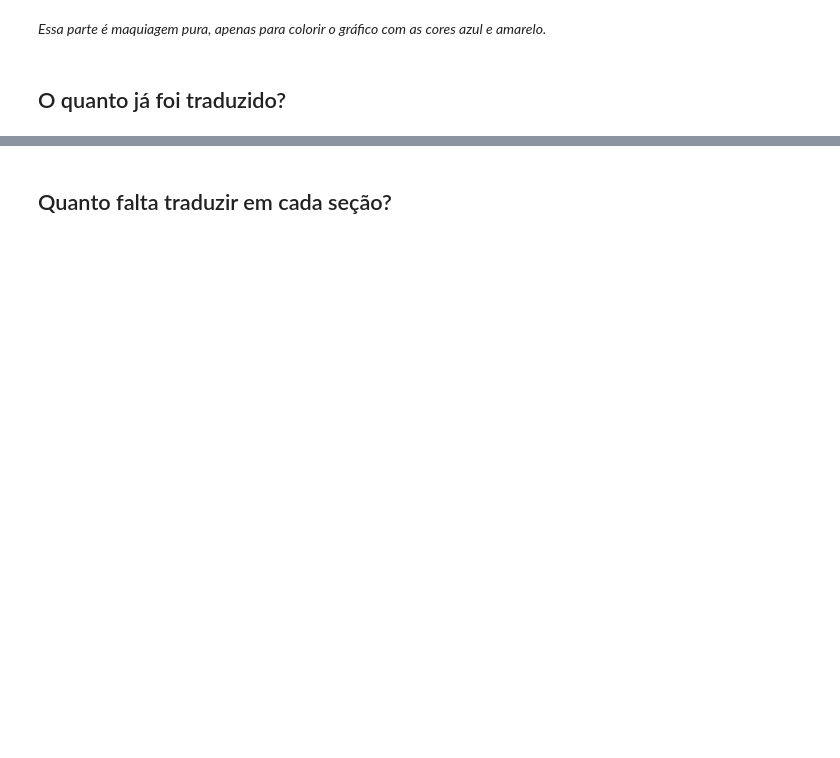
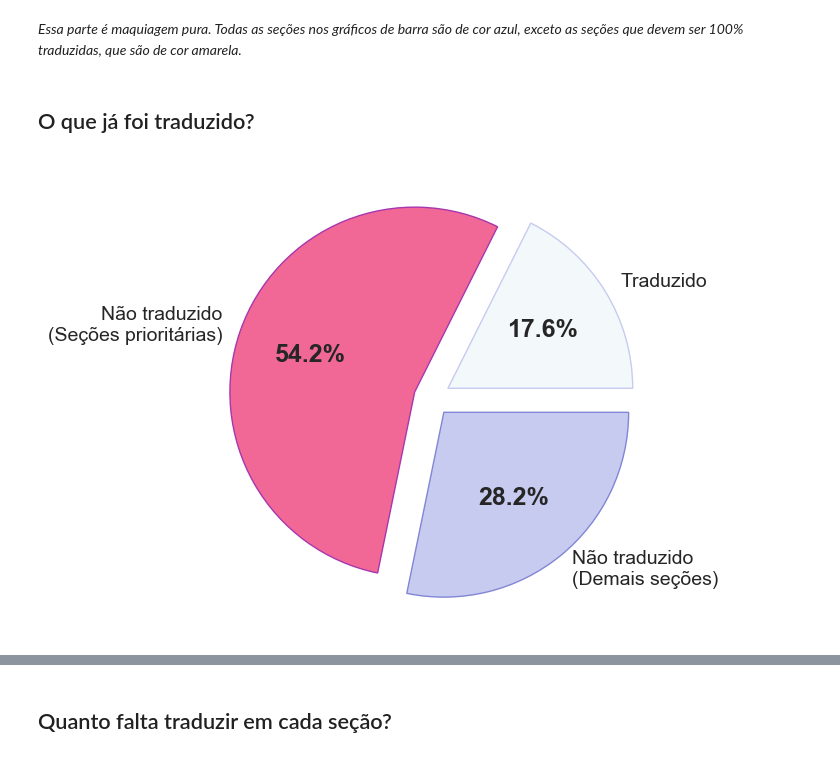
Before and after one commit to rougeth/python-doc-br-stats, a Jupyter notebook: python_doc_br.ipynb, the cells around one changed output, grey strips where cells are left out. Saved outputs shown, nothing was run; the diff lists cells and outputs as text; code cells hidden in the pictures; blank space fills up the shorter version.

```diff
--- a/python_doc_br.ipynb
+++ b/python_doc_br.ipynb
@@ -37,5 +66,5 @@ for resource in resources:
 
 stats = {key: stats[key] for key in sorted(stats.keys(), reverse=True)}
-# %% [markdown]
-*Essa parte é maquiagem pura, apenas para colorir o gráfico com as cores azul e amarelo.*
+# %% [markdown]
+*Essa parte é maquiagem pura. Todas as seções nos gráficos de barra são de cor azul, exceto as seções que devem ser 100% traduzidas, que são de cor amarela.*
 # %%
@@ -44,5 +72,36 @@ stats = {key: stats[key] for key in sorted(stats.keys(), reverse=True)}
 fill_palette, line_palette = helper.palette(stats.keys())
 # %% [markdown]
-## O quanto já foi traduzido?
+## O que já foi traduzido?
+# %%
+priorities_not_translated = sum(
+    stat['entities']-stat['translated_entities']
+    for resource, stat in stats.items()
+    if resource in helper.REQUIRED_RESOURCES)
+
+not_translated = sum(
+    s['entities']-s['translated_entities']
+    for s in stats.values()) - priorities_not_translated
+
+translated = sum(s['translated_entities'] for s in stats.values())
+
+figure, ax = plt.subplots(figsize=(12,6))
+
+wedges, texts, autotexts = ax.pie(
+    [translated, priorities_not_translated, not_translated],
+    labels=["Traduzido", "Não traduzido\n(Seções prioritárias)",
+            "Não traduzido\n(Demais seções)"],
+    colors=["#f3f9fb", "#f16896", "#c6cbef"],
+    autopct="%1.1f%%",
+    explode=[0.1]*3,
+)
+plt.setp(autotexts, size=18, weight="bold")
+
+edgecolors = ["#c6cbef", "#a836ad", "#8186d5"]
+for index, color in enumerate(edgecolors):
+    wedges[index].set_edgecolor(color)
+
+plt.show()
+# %% [output]
+[figure, added]
 # %%
 y_resources = list(stats.keys())
```
Also changed, not shown: parts of 15 cells of this notebook.
